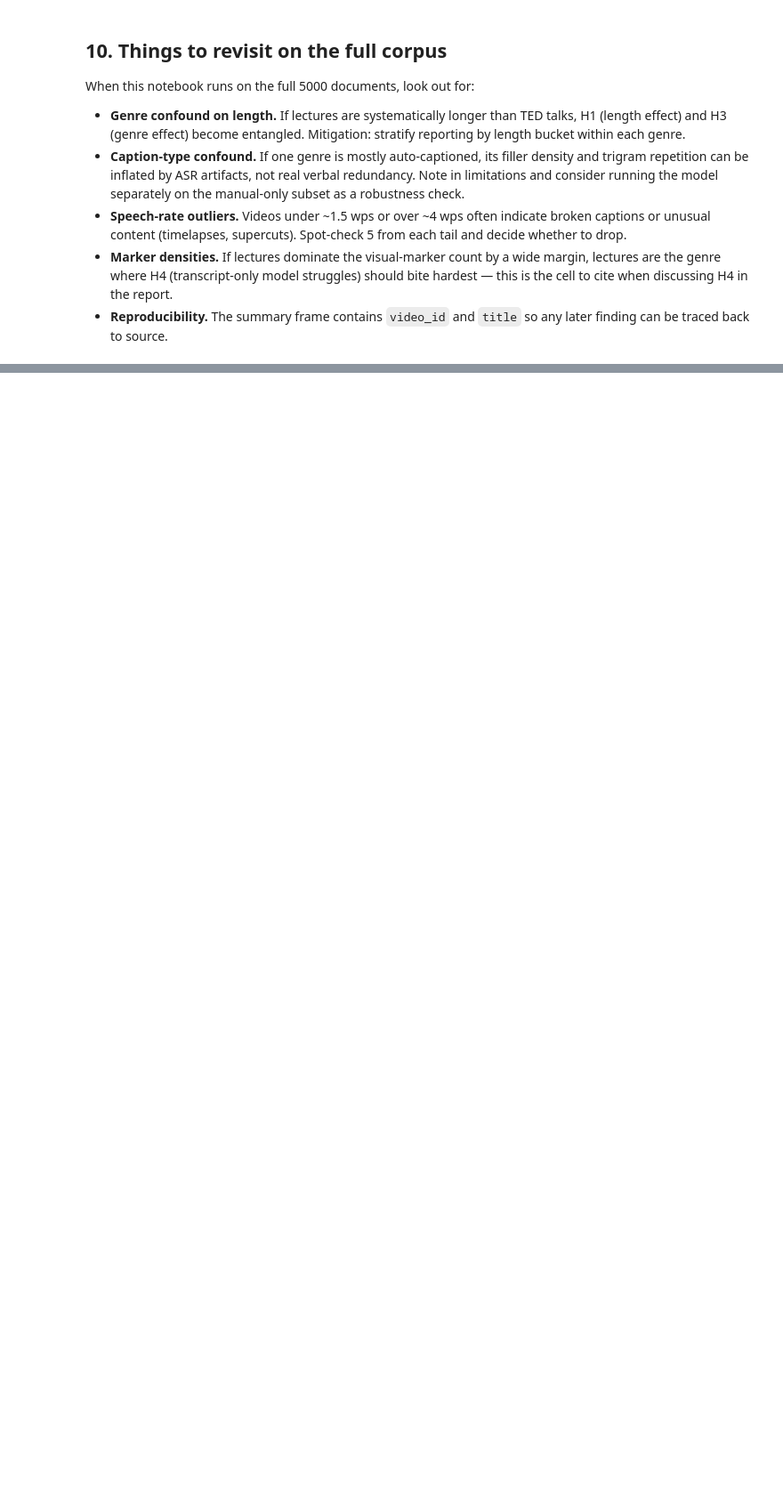
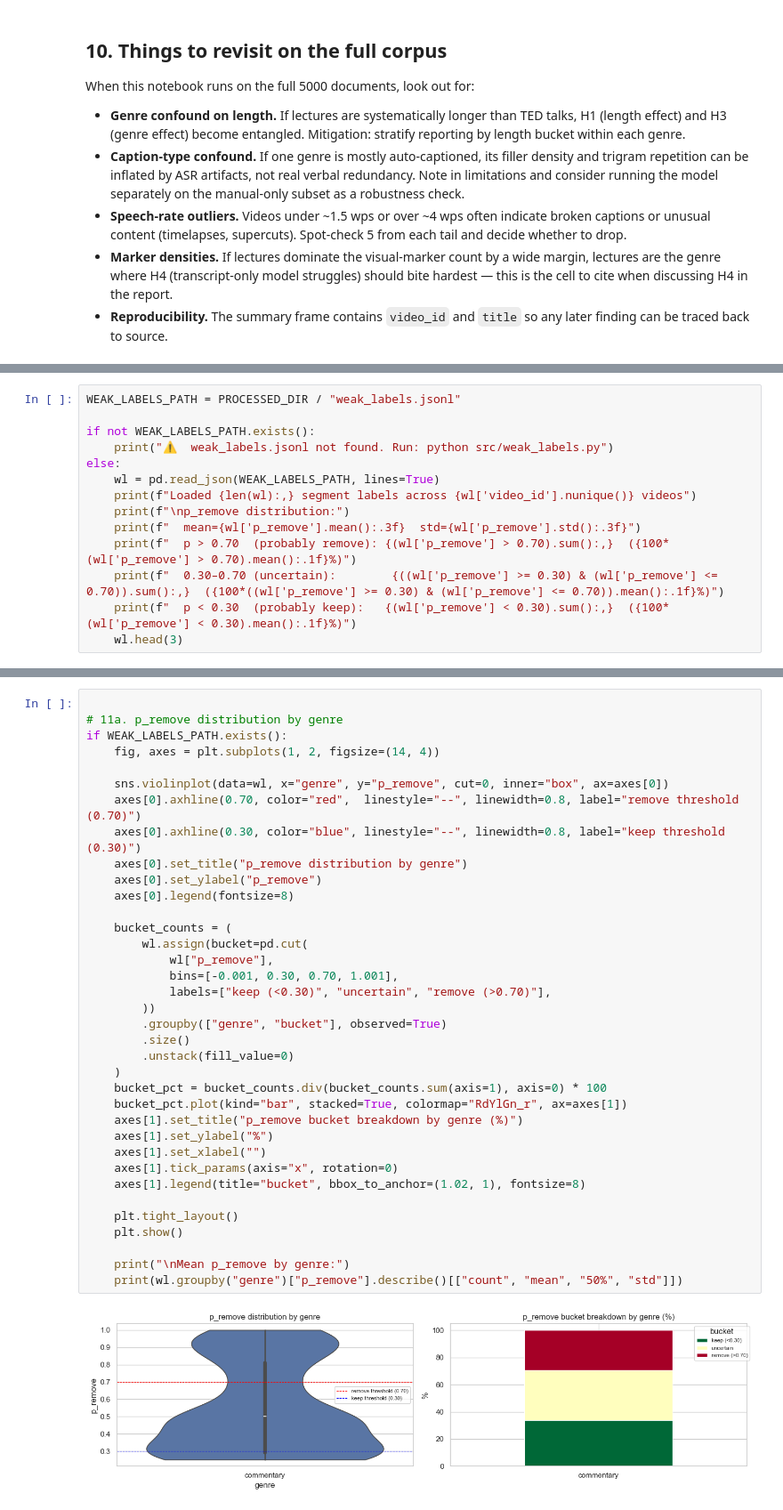
Before and after one commit to utkubah/segremover, a Jupyter notebook: notebooks/eda.ipynb, the cells around one changed output, grey strips where cells are left out. Shown at 89% size. Cells and saved outputs as stored; diff of their text form; blank space fills up the shorter version.

Commit message:
feat: weak labeling implementation

```diff
--- a/notebooks/eda.ipynb
+++ b/notebooks/eda.ipynb
@@ -427,0 +438,14 @@ When this notebook runs on the full 5000 documents, look out for:
+# %%
+WEAK_LABELS_PATH = PROCESSED_DIR / "weak_labels.jsonl"
+
+if not WEAK_LABELS_PATH.exists():
+    print("⚠  weak_labels.jsonl not found. Run: python src/weak_labels.py")
+else:
+    wl = pd.read_json(WEAK_LABELS_PATH, lines=True)
+    print(f"Loaded {len(wl):,} segment labels across {wl['video_id'].nunique()} videos")
+    print(f"\np_remove distribution:")
+    print(f"  mean={wl['p_remove'].mean():.3f}  std={wl['p_remove'].std():.3f}")
+    print(f"  p > 0.70  (probably remove): {(wl['p_remove'] > 0.70).sum():,}  ({100*(wl['p_remove'] > 0.70).mean():.1f}%)")
+    print(f"  0.30–0.70 (uncertain):        {((wl['p_remove'] >= 0.30) & (wl['p_remove'] <= 0.70)).sum():,}  ({100*((wl['p_remove'] >= 0.30) & (wl['p_remove'] <= 0.70)).mean():.1f}%)")
+    print(f"  p < 0.30  (probably keep):   {(wl['p_remove'] < 0.30).sum():,}  ({100*(wl['p_remove'] < 0.30).mean():.1f}%)")
+    wl.head(3)
@@ -427,0 +460,38 @@ When this notebook runs on the full 5000 documents, look out for:
+# %%
+
+# 11a. p_remove distribution by genre
+if WEAK_LABELS_PATH.exists():
+    fig, axes = plt.subplots(1, 2, figsize=(14, 4))
+
+    sns.violinplot(data=wl, x="genre", y="p_remove", cut=0, inner="box", ax=axes[0])
+    axes[0].axhline(0.70, color="red",  linestyle="--", linewidth=0.8, label="remove threshold (0.70)")
+    axes[0].axhline(0.30, color="blue", linestyle="--", linewidth=0.8, label="keep threshold (0.30)")
+    axes[0].set_title("p_remove distribution by genre")
+    axes[0].set_ylabel("p_remove")
+    axes[0].legend(fontsize=8)
+
+    bucket_counts = (
+        wl.assign(bucket=pd.cut(
+            wl["p_remove"],
+            bins=[-0.001, 0.30, 0.70, 1.001],
+            labels=["keep (<0.30)", "uncertain", "remove (>0.70)"],
+        ))
+        .groupby(["genre", "bucket"], observed=True)
+        .size()
+        .unstack(fill_value=0)
+    )
+    bucket_pct = bucket_counts.div(bucket_counts.sum(axis=1), axis=0) * 100
+    bucket_pct.plot(kind="bar", stacked=True, colormap="RdYlGn_r", ax=axes[1])
+    axes[1].set_title("p_remove bucket breakdown by genre (%)")
+    axes[1].set_ylabel("%")
+    axes[1].set_xlabel("")
+    axes[1].tick_params(axis="x", rotation=0)
+    axes[1].legend(title="bucket", bbox_to_anchor=(1.02, 1), fontsize=8)
+
+    plt.tight_layout()
+    plt.show()
+
+    print("\nMean p_remove by genre:")
+    print(wl.groupby("genre")["p_remove"].describe()[["count", "mean", "50%", "std"]])
+# %% [output]
+[figure, added]
```
Also changed, not shown: parts of 6 cells of this notebook, 4 other files.
